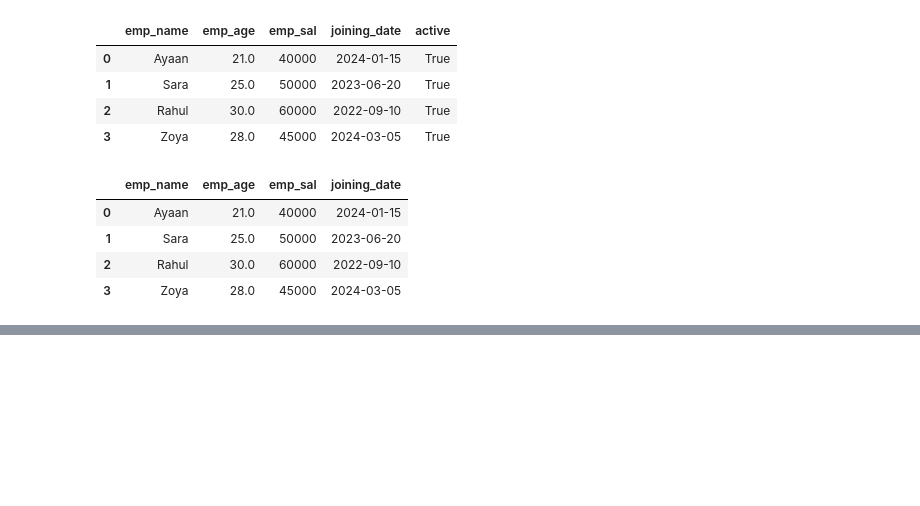
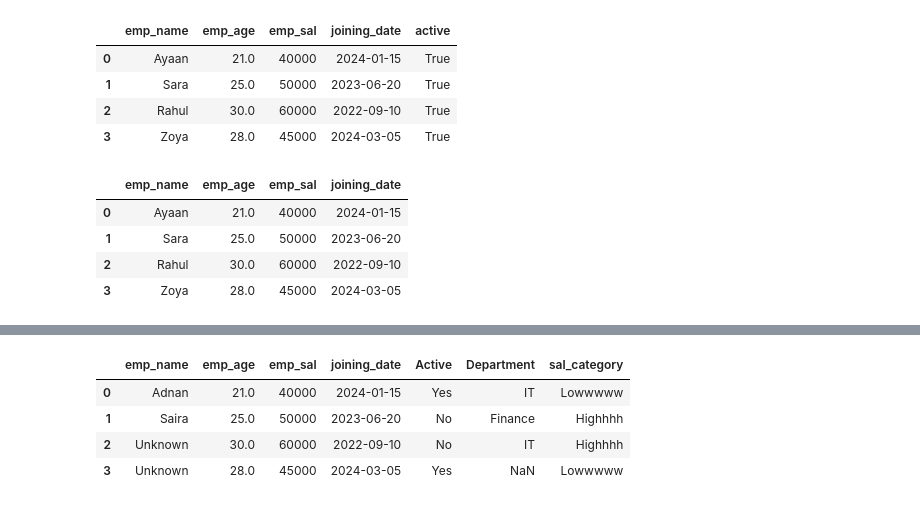
Before and after one commit to adnanmanzoormalik/Pandas, a Jupyter notebook: 07_DataTypesandTransformations.ipynb, the cells around one changed output, grey strips where cells are left out. Cells and saved outputs as stored; diff of their text form; code cells hidden in the pictures; blank space fills up the shorter version.

```diff
--- a/07_DataTypesandTransformations.ipynb
+++ b/07_DataTypesandTransformations.ipynb
@@ -200,0 +435,19 @@ df
+# %%
+# np.select() — choose among multiple conditions
+conditions = [
+    df["emp_name"] == "Ayaan",
+    df["emp_name"] == "Sara"
+    ]
+choices = ["Adnan", "Saira"]
+df["emp_name"] = np.select(
+    conditions,
+    choices,
+    default = "Unknown"
+)
+df
+# %% [output]
+|  | emp_name | emp_age | emp_sal | joining_date | Active | Department | sal_category |
+| 0 | Adnan | 21.0 | 40000 | 2024-01-15 | Yes | IT | Lowwwww |
+| 1 | Saira | 25.0 | 50000 | 2023-06-20 | No | Finance | Highhhh |
+| 2 | Unknown | 30.0 | 60000 | 2022-09-10 | No | IT | Highhhh |
+| 3 | Unknown | 28.0 | 45000 | 2024-03-05 | Yes | NaN | Lowwwww |
```
Also changed, not shown: parts of 15 cells of this notebook, 1 other file.
